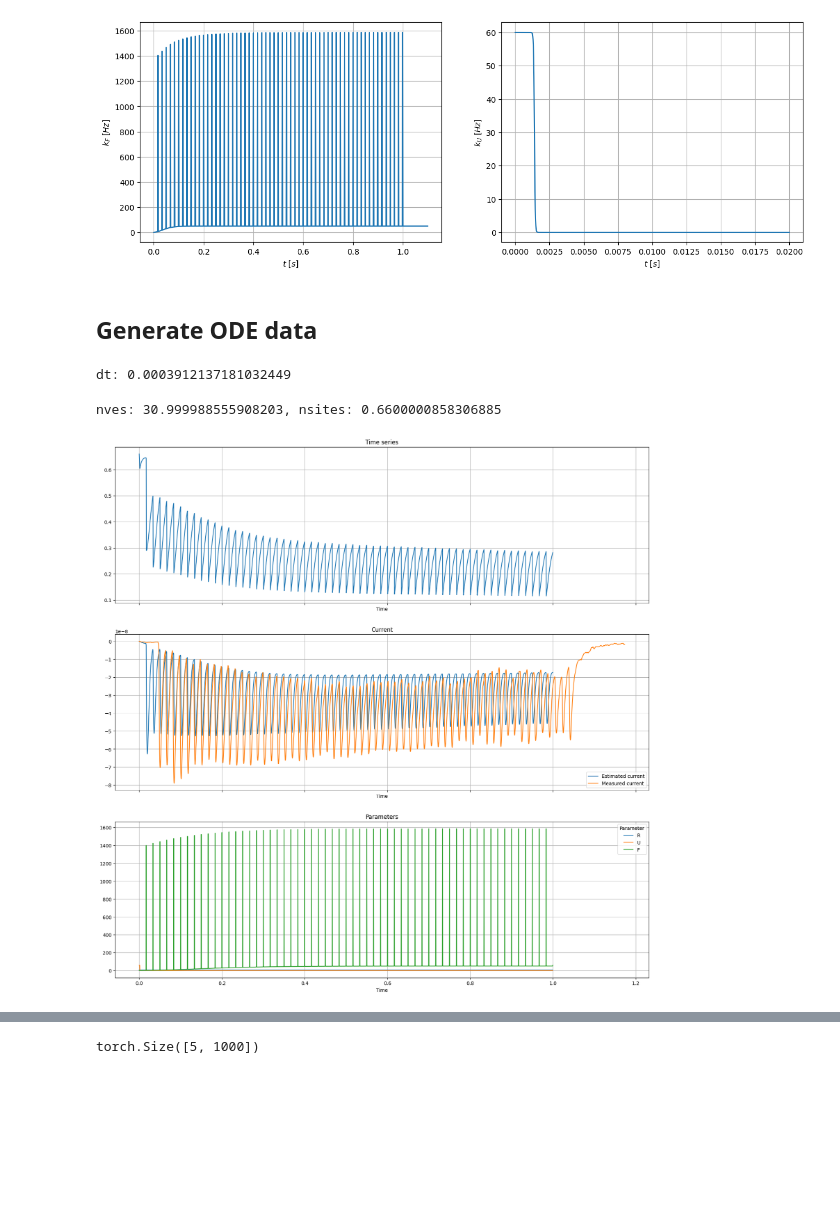
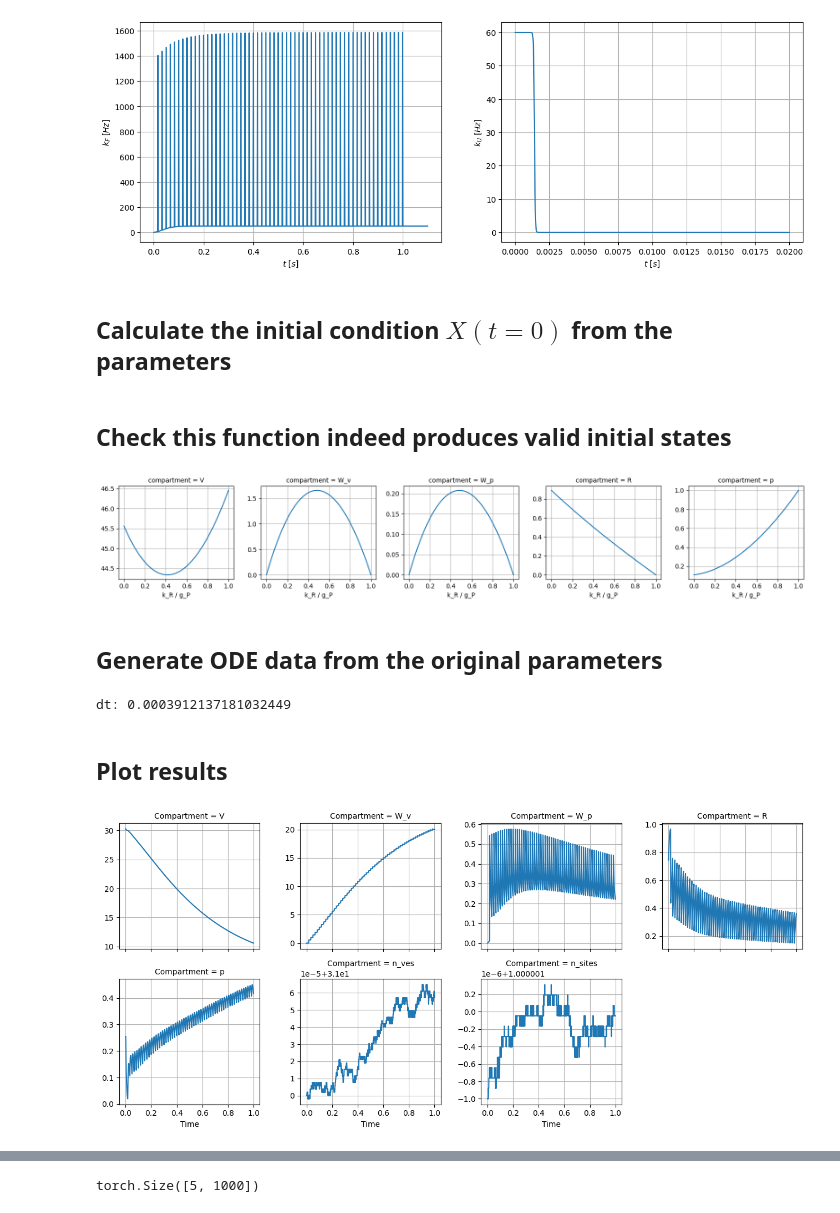
Before and after one commit to ThGaskin/NeuralABM, a Jupyter notebook: Notebooks/Rection_model.ipynb, the cells around one changed output, grey strips where cells are left out. Saved outputs shown, nothing was run; the diff lists cells and outputs as text; code cells hidden in the pictures; blank space fills up the shorter version.

Commit message:
Also learn remaining parameters and initial state

```diff
--- a/Notebooks/Rection_model.ipynb
+++ b/Notebooks/Rection_model.ipynb
@@ -116,8 +130,7 @@ def solve_ODE(*, parameters: Union[dict, torch.Tensor],
 # %% [markdown]
 ## Impulse function
 # %%
-# Impulse function (eq. A1), in seconds
+# Impulse function (eq. A1), in seconds, used to calculate the current
 def impulse_function(_t, *, A, B, t0, tau_r, tau_df, tau_ds, **__) -> torch.Tensor:
     _t = -(_t - t0)
-    res = -torch.relu(A * (1 - torch.exp(_t / tau_r)) * (B * torch.exp(_t / tau_df) + (1-B) * torch.exp(_t / tau_ds)))
-    return res
+    return A * (1 - torch.exp(_t / tau_r)) * (B * torch.exp(_t / tau_df) + (1-B) * torch.exp(_t / tau_ds))
@@ -167,6 +167,6 @@ def calculate_current(*, R, k_F, g, N, dt, **__):
 # %%
 # K function (eqs. 11-13 in the paper)
-def k_F(_t, *, L, m0, m1, m2, sigma, f_s, A, **__) -> torch.Tensor:
+def k_F_original(_t, *, L, m0, m1, m2, sigma, f_s, A, **__) -> torch.Tensor:
 
     # Baseline function
     f0 = m0 * (10 ** (L * (1 - torch.exp(-m1 * (_t - m2)))))
@@ -181,7 +181,7 @@ def k_F(_t, *, L, m0, m1, m2, sigma, f_s, A, **__) -> torch.Tensor:
     return f0 + f_gamma
 
 # U function (eq. 14)
-def k_U(_t, *, k_min, k_max, m3, m4, **__):
+def k_U_original(_t, *, k_min, k_max, m3, m4, **__):
     return k_max * (1-torch.sigmoid(m3 * (_t - m4))) + k_min
 # %%
 # Plot the functions for an example animal
@@ -196,3 +196,5 @@ axs[1].set(ylabel='$k_U \ [Hz]$')
 # %% [output]
 [Text(0, 0.5, '$k_U \\ [Hz]$')]
 [figure]
+# %% [markdown]
+## Calculate the initial condition $X(t=0)$ from the parameters
@@ -198,0 +251,2 @@ axs[1].set(ylabel='$k_U \ [Hz]$')
+# %% [markdown]
+## Check this function indeed produces valid initial states
@@ -199,5 +273,18 @@ axs[1].set(ylabel='$k_U \ [Hz]$')
+# %%
+# Plot the compartments as a function of k_F / g_P. For k_F = 0, we have R = 1; for k_F = g_P, R goes to 0.
+g_P = 20*torch.rand(1, )
+n_v = 100*torch.rand(1,)
+g_V = 10*torch.rand(1, )
+k_U = 10*torch.rand(1, )
+k_R = 10 * torch.rand(1, )
+
+fg = xr.DataArray([initial_condition(n_v=n_v, n_s=1, g_P=g_P, k_F=l*g_P, k_U=k_U, k_R=k_R, g_V=g_V) for l in torch.linspace(0, 1, 100)], dims=['k_R / g_P', 'compartment'], coords={'k_R / g_P': torch.linspace(0, 1, 100), 'compartment': [e.name for e in Compartments]}).plot(x='k_R / g_P', col='compartment', sharey=False)
+for ax in fg.axs.flatten():
+    ax.grid()
+# %% [output]
+[figure, added]
 # %% [markdown]
-## Generate ODE data
+## Generate ODE data from the original parameters
 # %%
 animal = "animal2"
 
@@ -224,36 +325,18 @@ true_params = torch.stack([
 # %% [output]
 dt: 0.0003912137181032449
+# %% [markdown]
+## Plot results
 # %%
-# Generate ODE data
-X = solve_ODE(parameters=true_params, num_steps=num_steps, init_state=init_state, dt=dt, **ANIMAL_PARAMS[animal])
-n_ves, n_sites = X[:, [Compartments["R"].value, Compartments["W_v"].value, Compartments["V"].value]].sum(dim=1)[:-1].reshape(-1, 1), X[:, [Compartments["R"].value, Compartments["p"].value, Compartments["W_p"].value]].sum(dim=1)[:-1].reshape(-1, 1)
-
 # Calculate current
 g = impulse_function(times, **GENERAL_PARAMS['impulse_function'])
 C = calculate_current(R=X[:, Compartments["R"].value][:-1], k_F = true_params[:, Parameters["F"].value], g=g, N=ANIMAL_PARAMS[animal]["N"], dt=dt)
 
 # Plot the results
-fig, axs = plt.subplots(nrows=3, figsize=(20, 20), sharex=True)
-xr.DataArray(np.hstack([X[:-1], n_ves, n_sites]),
+fg = xr.DataArray(np.hstack([X[:-1], n_ves, n_sites]),
              dims=["Time", "Compartment"],
              coords={"Time": times[start:stop], "Compartment": [e.name for e in Compartments] + ['n_ves'] + ['n_sites']}
-             ).sel({"Compartment": "R"}).plot(hue="Compartment", ax=axs[0])
-xr.DataArray(C[start:stop],
-             dims=["Time"],
-             coords={"Time": times[start:stop]}).plot(ax=axs[1], label="Estimated current")
-xr.DataArray(true_params,
-             dims = ["Time", "Parameter"],
-             coords= {"Time": times[start:stop], "Parameter": [e.name for e in Parameters]}).plot(hue="Parameter", ax=axs[2])
-
-axs[0].set(title="Time series")
-axs[1].set(title="Current")
-axs[2].set(title="Parameters")
-for ax in axs:
+             ).plot(col="Compartment", sharey=False, col_wrap=4)
+for ax in fg.axs.flatten():
     ax.grid()
-axs[1].plot(times, currents[animal], label="Measured current")
-axs[1].legend()
-
-print(f'nves: {n_ves.mean()}, nsites: {n_sites.mean()}')
 # %% [output]
-nves: 30.999988555908203, nsites: 0.6600000858306885
-[figure, old version]
+[figure, new version]
```
Also changed, not shown: parts of 27 cells of this notebook.
